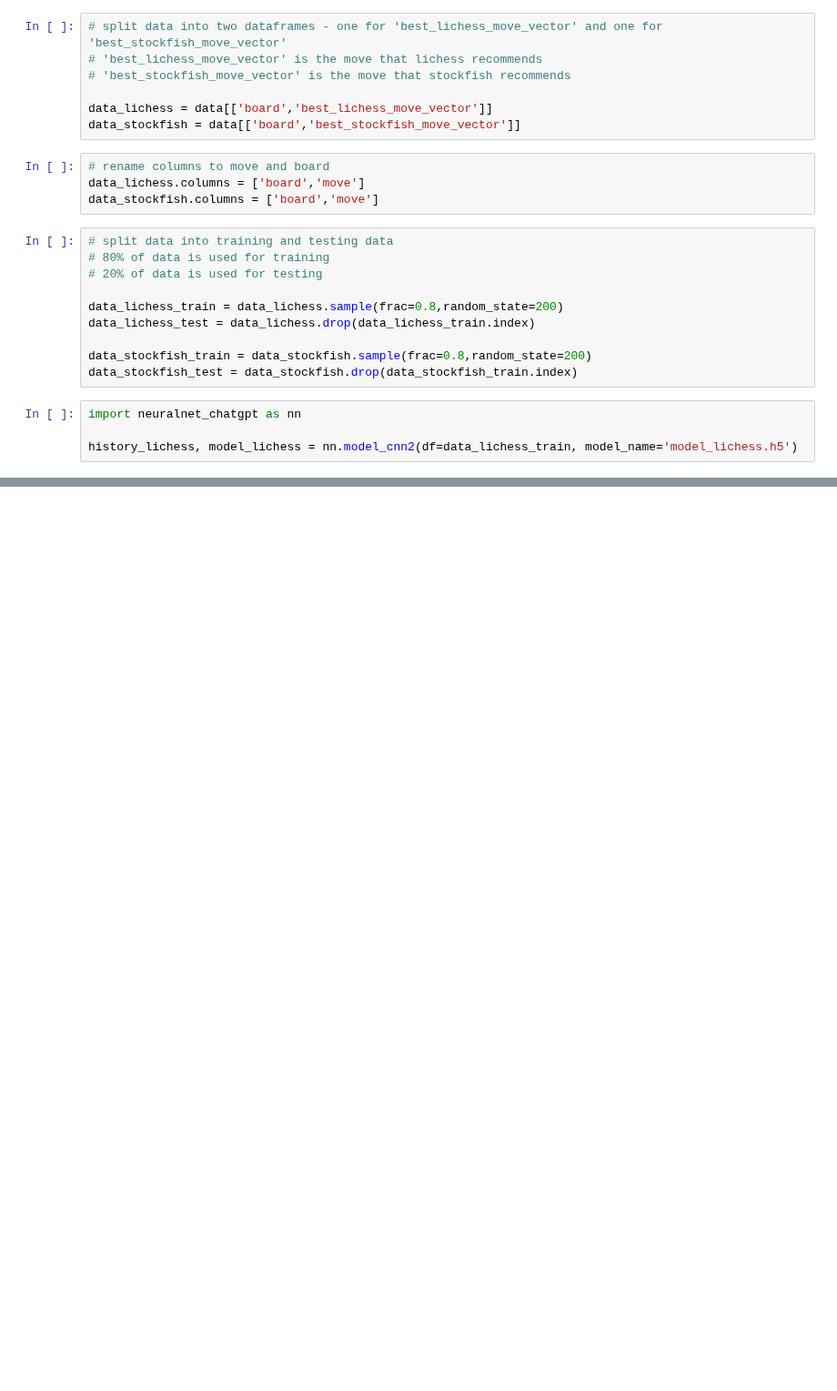
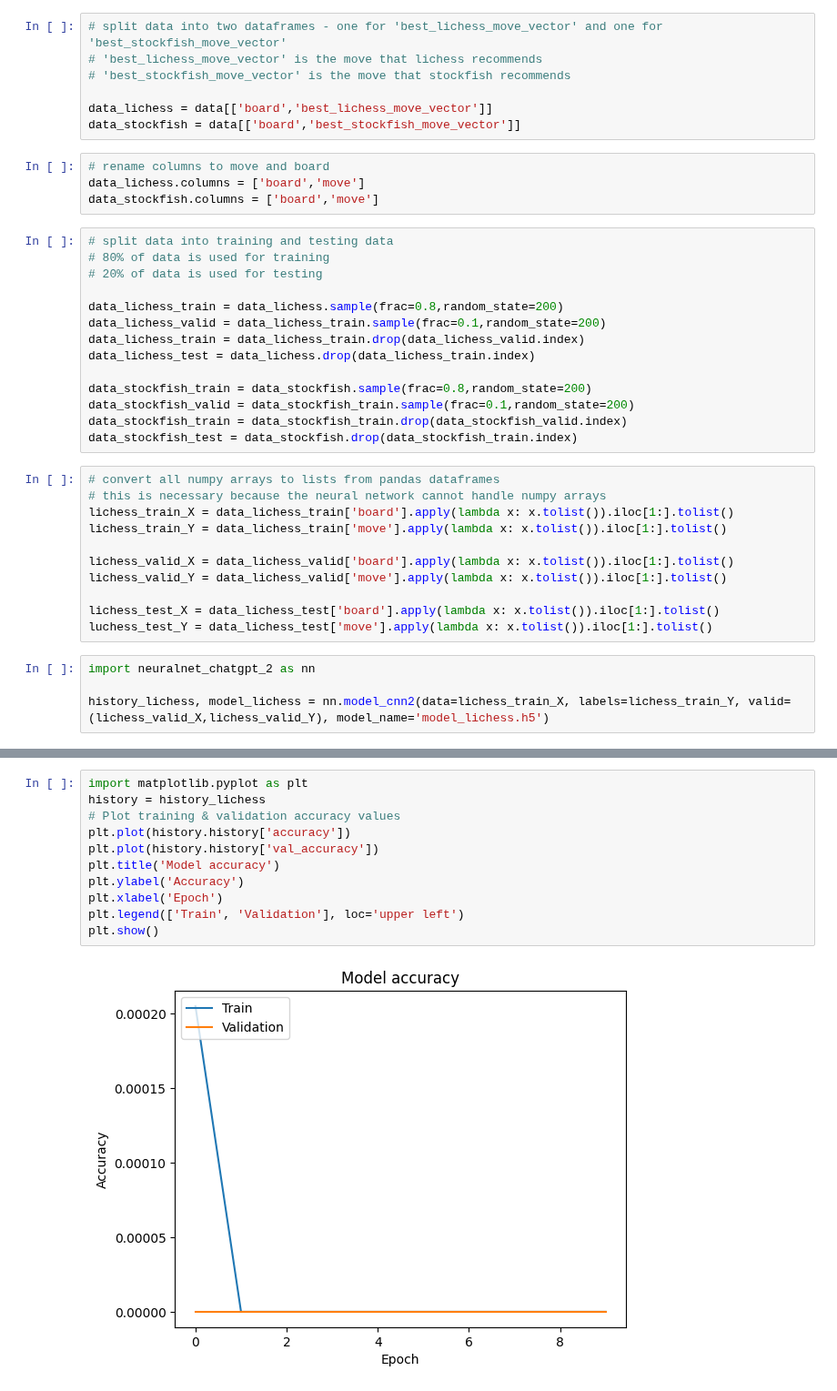
Before and after one commit to owenjaques/chessbot, a Jupyter notebook: search_tree/model_training/test_2.ipynb, the cells around one changed output, grey strips where cells are left out. Shown at 91% size. Drawn from its saved outputs; the diff is of its cells as text; blank space fills up the shorter version.

Commit message:
Chatgpt suggested cnn
-Copilot processing also bad
-mcts in this is okay-need to test

```diff
--- a/search_tree/model_training/test_2.ipynb
+++ b/search_tree/model_training/test_2.ipynb
@@ -32,12 +32,27 @@ data_stockfish.columns = ['board','move']
 # 20% of data is used for testing
 
 data_lichess_train = data_lichess.sample(frac=0.8,random_state=200)
+data_lichess_valid = data_lichess_train.sample(frac=0.1,random_state=200)
+data_lichess_train = data_lichess_train.drop(data_lichess_valid.index)
 data_lichess_test = data_lichess.drop(data_lichess_train.index)
 
 data_stockfish_train = data_stockfish.sample(frac=0.8,random_state=200)
+data_stockfish_valid = data_stockfish_train.sample(frac=0.1,random_state=200)
+data_stockfish_train = data_stockfish_train.drop(data_stockfish_valid.index)
 data_stockfish_test = data_stockfish.drop(data_stockfish_train.index)
+# %%
+# convert all numpy arrays to lists from pandas dataframes
+# this is necessary because the neural network cannot handle numpy arrays
+lichess_train_X = data_lichess_train['board'].apply(lambda x: x.tolist()).iloc[1:].tolist()
+lichess_train_Y = data_lichess_train['move'].apply(lambda x: x.tolist()).iloc[1:].tolist()
+
+lichess_valid_X = data_lichess_valid['board'].apply(lambda x: x.tolist()).iloc[1:].tolist()
+lichess_valid_Y = data_lichess_valid['move'].apply(lambda x: x.tolist()).iloc[1:].tolist()
+
+lichess_test_X = data_lichess_test['board'].apply(lambda x: x.tolist()).iloc[1:].tolist()
+luchess_test_Y = data_lichess_test['move'].apply(lambda x: x.tolist()).iloc[1:].tolist()
 # %%
-import neuralnet_chatgpt as nn
+import neuralnet_chatgpt_2 as nn
 
-history_lichess, model_lichess = nn.model_cnn2(df=data_lichess_train, model_name='model_lichess.h5')
+history_lichess, model_lichess = nn.model_cnn2(data=lichess_train_X, labels=lichess_train_Y, valid=(lichess_valid_X,lichess_valid_Y), model_name='model_lichess.h5')
 # %% [output]
@@ -44,0 +64,13 @@ ValueError: Failed to convert a NumPy array to a Tensor (Unsupported object type
+# %%
+import matplotlib.pyplot as plt
+history = history_lichess
+# Plot training & validation accuracy values
+plt.plot(history.history['accuracy'])
+plt.plot(history.history['val_accuracy'])
+plt.title('Model accuracy')
+plt.ylabel('Accuracy')
+plt.xlabel('Epoch')
+plt.legend(['Train', 'Validation'], loc='upper left')
+plt.show()
+# %% [output]
+[figure, added]
```
Also changed, not shown: parts of 3 cells of this notebook, 8 other files.
